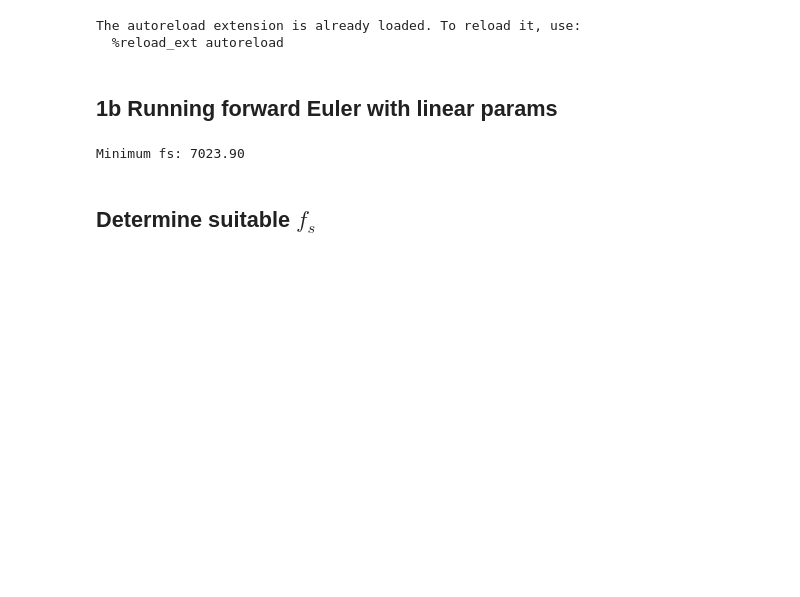
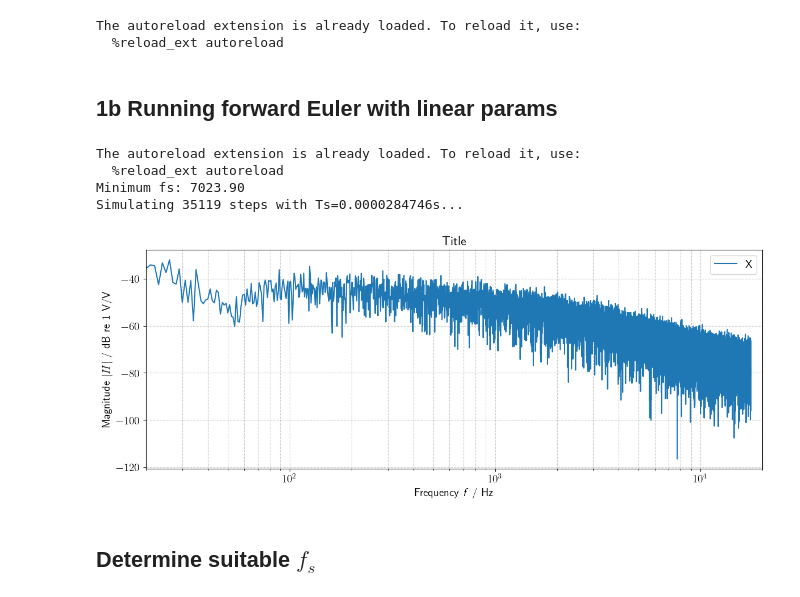
Before and after one commit to istlf/non-linear-transducers-project, a Jupyter notebook: Lab E - part 1.ipynb, the cells around one changed output. Drawn from its saved outputs; the diff is of its cells as text; code cells hidden in the pictures; blank space fills up the shorter version.

Commit message:
Working forward euler I hope

```diff
--- a/Lab E - part 1.ipynb
+++ b/Lab E - part 1.ipynb
@@ -60,24 +60,57 @@ The autoreload extension is already loaded. To reload it, use:
 # %% [markdown]
 ## 1b Running forward Euler with linear params
 # %%
+%load_ext autoreload
+%autoreload 2
+from scipy.io import wavfile
+import matplotlib.pyplot as plt
+
 ## Params from Python driven with 0.15Vrms pink noise
 Bl=6.831384111697111
 R_e=4.813896577382383
 R_m=2.30601776771379
 K_m=1714.9942000346673
 L_e=0.00033049656807511955
 M_m=0.019566105498948536
 
 F = np.array([
     [-R_e/L_e,      0.0,     -Bl/L_e],
     [0.0,         0.0,      1.0  ],
     [Bl/M_m,   -K_m/M_m,   -R_m/M_m ]
 ])
 
+G = np.array([
+    1.0/L_e,
+    0.0,
+    0.0
+])
+
+x0 = np.array([
+    0.0,
+    0.0,
+    0.0
+])
+
 minimum_fs = util.calculate_min_fs(F)
 print(f"Minimum fs: {minimum_fs:.2f}")
+fs = int(5*minimum_fs)
+
+pink_noise_20Hz = util.generate_pink_noise(fs*1, fs, fmin=20)
+
+# signal_int16 = np.int16(pink_noise_20Hz / np.max(np.abs(pink_noise_20Hz)) * 32767)
+# wavfile.write("signals/pink_noise_20Hz.wav", fs, signal_int16)
+
+x = solve_forward_euler(F, G, pink_noise_20Hz, x0, fs)
+
+f, X, X_dB = util.make_spectrum(x[:,0], fs, scaling=True, oneside=True)
+
+util.plot_mag([f], [X], legends=["X"], title="Title")
 # %% [output]
+The autoreload extension is already loaded. To reload it, use:
+  %reload_ext autoreload
 Minimum fs: 7023.90
+Simulating 35119 steps with Ts=0.0000284746s...
+[figure, added]
 # %% [markdown]
 ## Determine suitable $f_s$
 # %%
```
Also changed, not shown: parts of 1 cell of this notebook, 3 other files.
